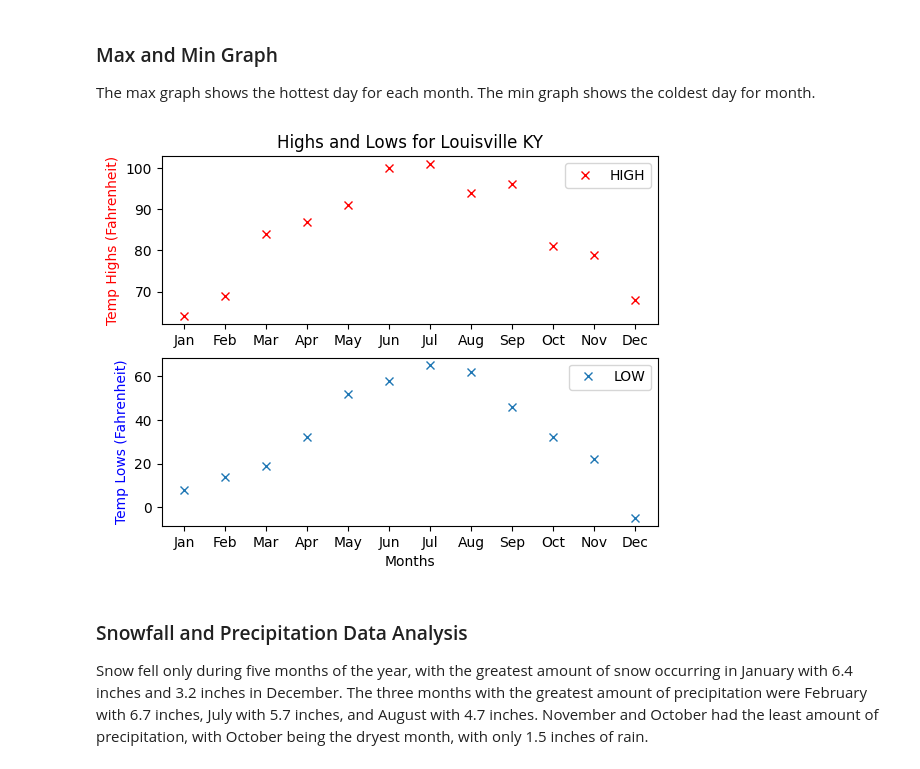
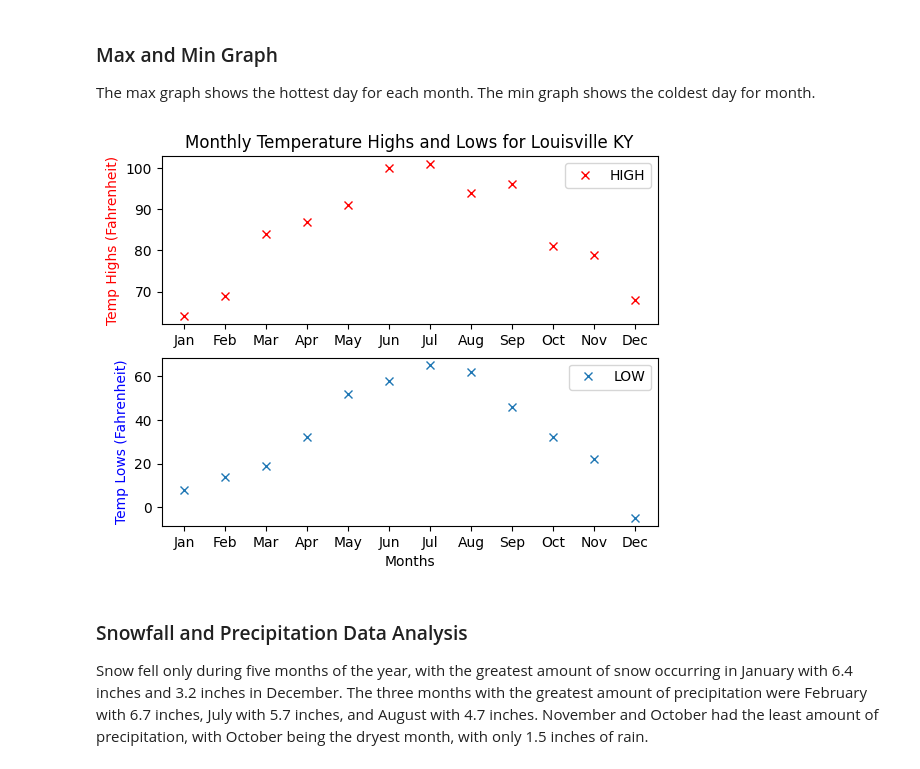
Before and after one commit to BerisDizdar/City_Weather_Comparison, a Jupyter notebook: City_Weather_Comparison.ipynb, the cells around one changed output. Drawn from its saved outputs; the diff is of its cells as text; code cells hidden in the pictures.

```diff
--- a/City_Weather_Comparison.ipynb
+++ b/City_Weather_Comparison.ipynb
@@ -416,25 +415,25 @@ The max graph shows the hottest day for each month. The min graph shows the cold
 # %%
 # Plot 1
 x = months
 y = Loui_monthly_max
 plt.subplot(2, 1, 1,)
 plt.plot(x, y, 'x', color='r')
-plt.title('Highs and Lows for Louisville KY')
+plt.title('Monthly Temperature Highs and Lows for Louisville KY')
 plt.legend(Loui_monthly_max)
 plt.ylabel('Temp Highs (Fahrenheit)', color='r')
 
 # Plot 2
 x = months
 y = Loui_monthly_min
 plt.subplot(2, 1, 2)
 plt.plot(x, y, 'x')
 plt.xlabel('Months')
 plt.ylabel('Temp Lows (Fahrenheit)', color='b')
 plt.legend(Loui_monthly_min)
 
 plt.show()
 # %% [output]
-[figure, old version]
+[figure, new version]
 # %% [markdown]
 ### Snowfall and Precipitation Data Analysis
 Snow fell only during five months of the year, with the greatest amount of snow occurring in January with 6.4 inches and 3.2 inches in December. The three months with the greatest amount of precipitation were February with 6.7 inches, July with 5.7 inches, and August with 4.7 inches. November and October had the least amount of precipitation, with October being the dryest month, with only 1.5 inches of rain.
```
Also changed, not shown: parts of 9 cells of this notebook.
